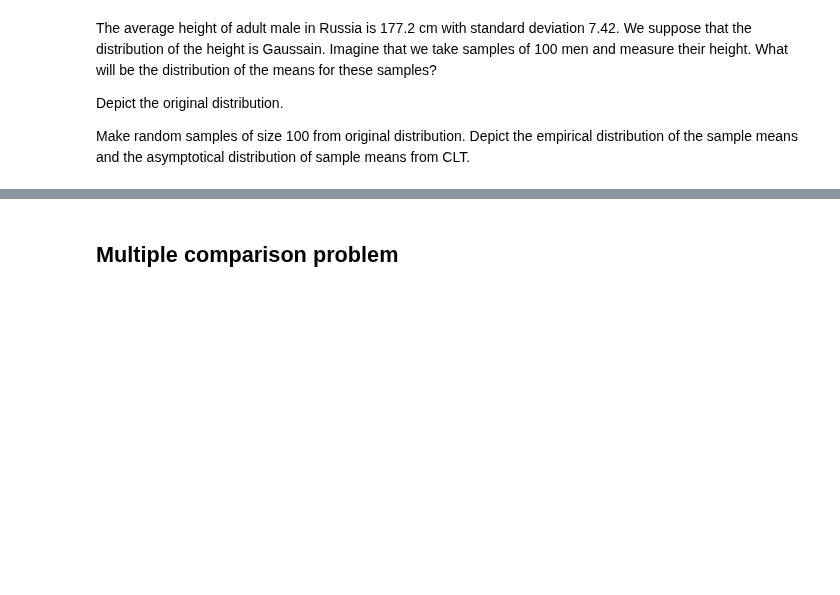
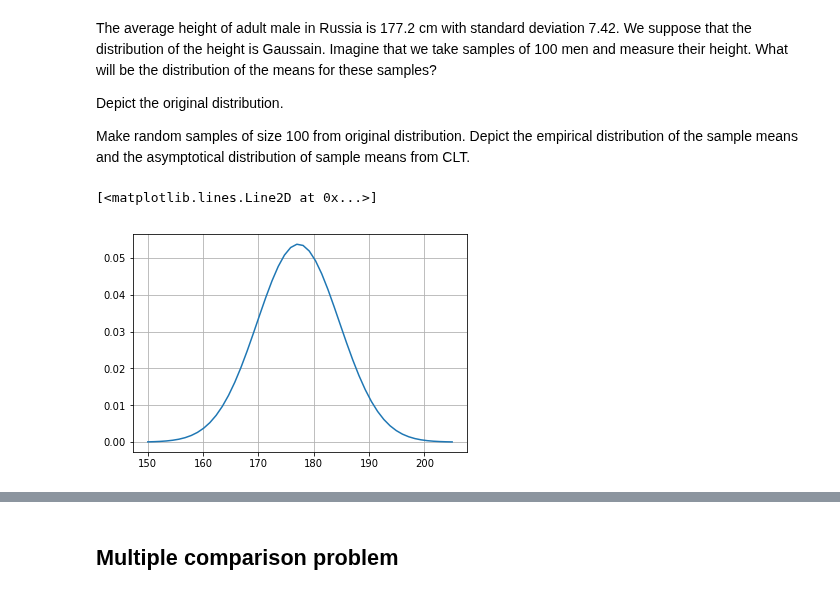
Before and after one commit to frolovconst/advstat-labs, a Jupyter notebook: Lab04/Lab04.ipynb, the cells around one changed output, grey strips where cells are left out. Saved outputs shown, nothing was run; the diff lists cells and outputs as text; code cells hidden in the pictures; blank space fills up the shorter version.

```diff
--- a/Lab04/Lab04.ipynb
+++ b/Lab04/Lab04.ipynb
@@ -120,2 +116,13 @@ Depict the empirical distribution of the sample means and the asymptotical distr
+# %%
+# 1. Depict the original distribution of male height.
+mu = 177.2
+sigma = 7.42
+mens_height = norm(mu, sigma)
+x = np.linspace(150, 205)
+plt.grid()
+plt.plot(x, mens_height.pdf(x))
+# %% [output]
+[<matplotlib.lines.Line2D at 0x...>]
+[figure, added]
 # %%
 # 2. Make random samples of size 100
```
Also changed, not shown: parts of 11 cells of this notebook.
